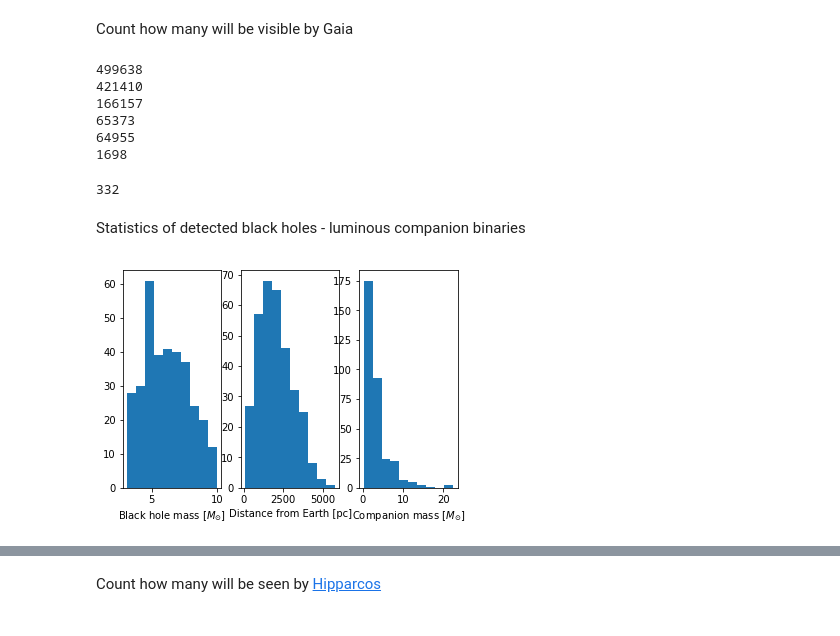
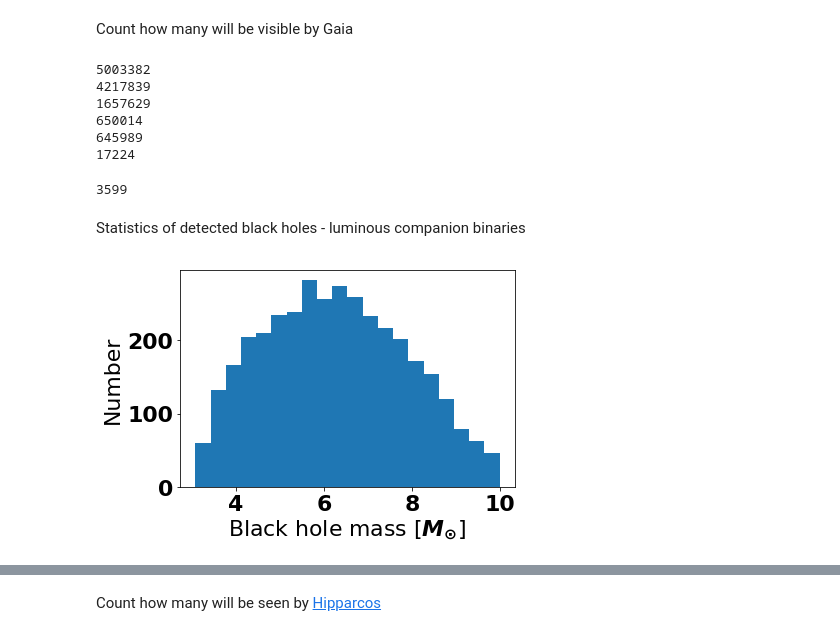
Before and after one commit to bolverk/gaia_black_hole_binaries, a Jupyter notebook: stellar_binary_monte_carlo.ipynb, the cells around one changed output, grey strips where cells are left out. Saved outputs shown, nothing was run; the diff lists cells and outputs as text; code cells hidden in the pictures.

```diff
--- a/stellar_binary_monte_carlo.ipynb
+++ b/stellar_binary_monte_carlo.ipynb
@@ -259,7 +259,7 @@ def calc_sigma_G(gmag):
 # %% [markdown]
 Synthetic stellar population
 # %%
-ssp = {'primary mass':randomise_salpeter_bh_progenitor_mass(int(1e7))}
+ssp = {'primary mass':randomise_salpeter_bh_progenitor_mass(int(1e8))}
 ssp['initial mass ratio'] = randomise_mass_ratio(ssp['primary mass'])
 ssp['companion mass'] = ssp['primary mass']*ssp['initial mass ratio']
 ssp['initial semi major axis'] = randomise_semi_major_axis(ssp['primary mass'])
@@ -290,6 +290,7 @@ ssp['companion apparent magnitude'] = absolute_to_apparent_magnitude(ssp['compan
 ssp['sigma pomega'] = calc_sigma_pomega(ssp['companion apparent magnitude'])
 ssp['parallax'] = 1e6/ssp['distance from earth'] # in uas
 ssp['sigma G'] = calc_sigma_G(ssp['companion apparent magnitude'])
+ssp_no_kick = ssp
 # %% [markdown]
 Count how many will be visible by Gaia
 # %%
@@ -315,28 +316,24 @@ valid_list = numpy.logical_and(valid_list,
                                10*(1+ssp['initial mass ratio']/0.2)*ssp['sigma pomega']*ssp['distance from earth']*5e-12)
 valid_list.sum()
 # %% [output]
-499638
-421410
-166157
-65373
-64955
-1698
+5003382
+4217839
+1657629
+650014
+645989
+17224
-332
+3599
 # %% [markdown]
 Statistics of detected black holes - luminous companion binaries
-# %%
-%matplotlib inline
-
-pylab.subplot(131)
-pylab.hist(ssp['black hole mass'][valid_list])
-pylab.xlabel('Black hole mass [$M_{\odot}$]');
-
-pylab.subplot(132)
-pylab.hist(ssp['distance from earth'][valid_list])
-pylab.xlabel('Distance from Earth [pc]');
-
-pylab.subplot(133)
-pylab.hist(ssp['companion mass'][valid_list])
-pylab.xlabel('Companion mass [$M_{\odot}$]');
-# %% [output]
-[figure, removed]
+# %%
+%matplotlib inline
+import matplotlib
+font = {'size':22}
+matplotlib.rc('font',**font)
+
+pylab.hist(ssp['black hole mass'][valid_list],20)
+pylab.xlabel('Black hole mass [$M_{\odot}$]');
+pylab.ylabel('Number')
+pass
+# %% [output]
+[figure, added]
```
Also changed, not shown: parts of 21 cells of this notebook.
